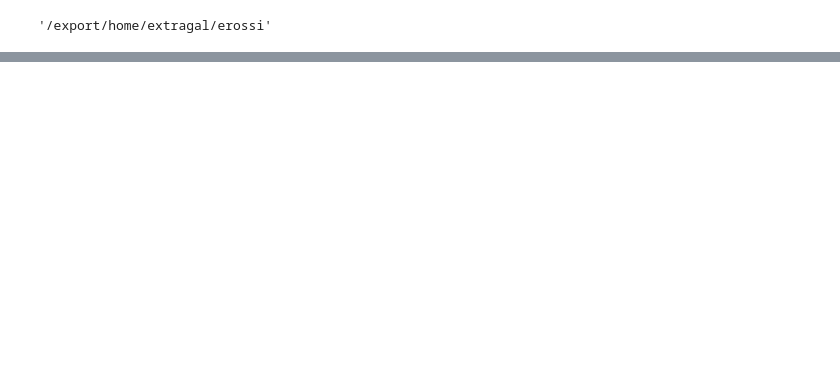
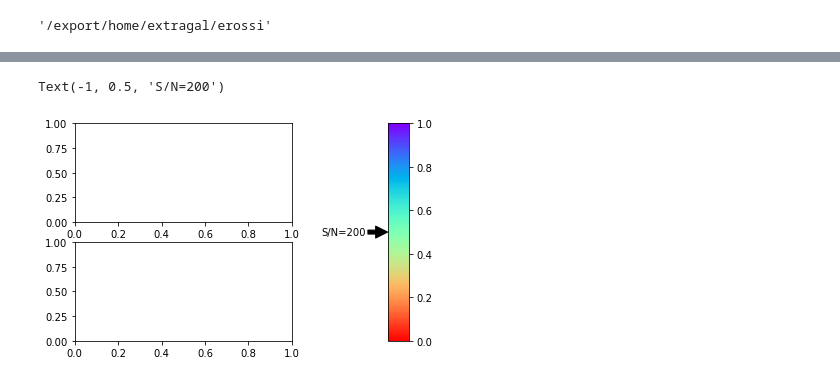
Before and after one commit to edoardorossi3/TESIedo_git, a Jupyter notebook: tesi_py/spectre.ipynb, the cells around one changed output, grey strips where cells are left out. Drawn from its saved outputs; the diff is of its cells as text; code cells hidden in the pictures; blank space fills up the shorter version.

```diff
--- a/tesi_py/spectre.ipynb
+++ b/tesi_py/spectre.ipynb
@@ -40,0 +42,37 @@ n_row: 11997
+# %%
+import matplotlib.pyplot as plt
+import matplotlib.colorbar as clb
+import matplotlib.cm as cm
+
+
+fig = plt.figure()
+gs = fig.add_gridspec(2, 2, height_ratios=[1., 1.], width_ratios=[5,0.5], hspace=0.2, wspace=0.8)
+ax1 = fig.add_subplot(gs[0, 0])
+ax2 = fig.add_subplot(gs[1, 0])
+# spans two rows:
+ax3 = fig.add_subplot(gs[:, 1])
+clb.ColorbarBase(ax3, cmap=cm.rainbow_r)
+#bbox_props = dict( fc="w", ec="k", lw=2)
+
+
+#ax3.annotate(r'$\rightarrow$',
+#xy=(0, 0.5),
+#xycoords='data',
+#horizontalalignment='right',
+#verticalalignment='top',
+#bbox=bbox_props)
+ax3.annotate('S/N=200',
+xy=(0, 0.5),
+xycoords='data',
+xytext=(-1, 0.5),
+arrowprops=
+dict(facecolor='black', shrink=10),
+horizontalalignment='right',
+verticalalignment='center')
+
+
+
+#ax1.get_xaxis().set_visible(False)
+# %% [output]
+Text(-1, 0.5, 'S/N=200')
+[figure, added]
```
Also changed, not shown: parts of 3 cells of this notebook, 1 other file.
